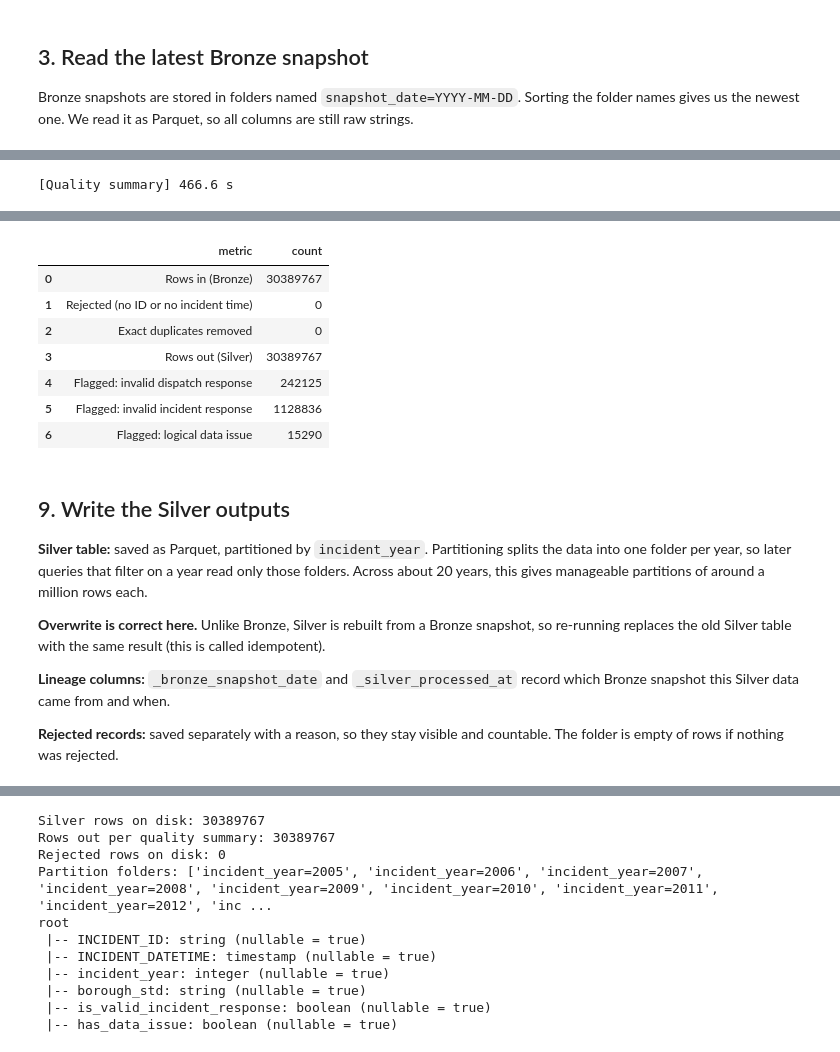
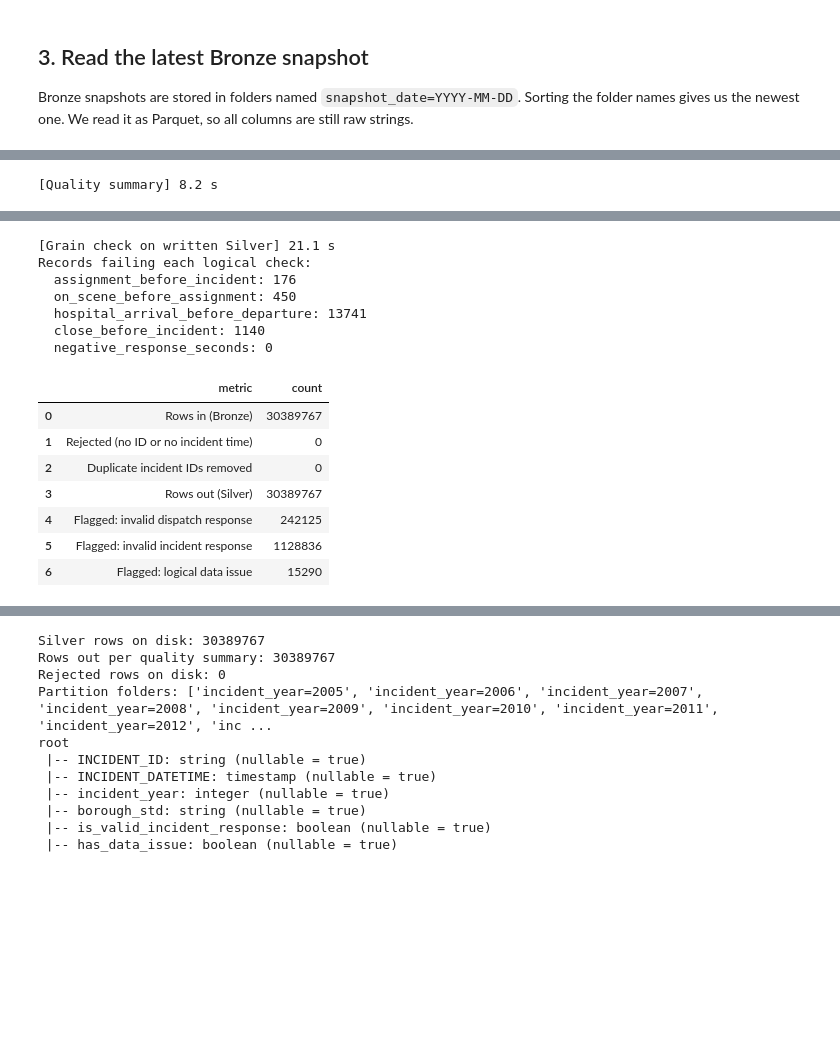
Before and after one commit to jarinanika/ems-pipeline, a Jupyter notebook: notebooks/02_silver_transform.ipynb, the cells around one changed output, grey strips where cells are left out. Cells and saved outputs as stored; diff of their text form; code cells hidden in the pictures; blank space fills up the shorter version.

Commit message:
Silver: use tested module, cheap duplicate check, one file per year, performance timings

```diff
--- a/notebooks/02_silver_transform.ipynb
+++ b/notebooks/02_silver_transform.ipynb
@@ -145,4 +146,5 @@ The cleaning rules live in `src/silver_rules.py`, where they are covered by auto
 # %%
+from pyspark.sql import functions as F
 from silver_rules import (
     convert_types, add_flags_and_derived, split_rejected,
     dedupe_by_incident_id, flag_logical_issues, logical_check_expressions,
@@ -151,7 +153,17 @@ from silver_rules import (
 typed_df = convert_types(bronze_df)
 silver_df = add_flags_and_derived(typed_df)
 accepted_df, rejected_df = split_rejected(silver_df)
-deduped_df = dedupe_by_incident_id(accepted_df)
+
+# Duplicate check on ONE column (cheap) instead of shuffling every column of every row
+with timed("Duplicate check (INCIDENT_ID only)"):
+    rows_accepted = accepted_df.count()
+    distinct_ids = accepted_df.select("INCIDENT_ID").distinct().count()
+dup_count = rows_accepted - distinct_ids
+print("Accepted rows:", rows_accepted, "| Duplicate incident IDs:", dup_count)
+
+# Full deduplication only if duplicates exist
+deduped_df = dedupe_by_incident_id(accepted_df) if dup_count > 0 else accepted_df
 clean_df = flag_logical_issues(deduped_df)
 
-checks = logical_check_expressions()   # used by the check-count cell
+checks = logical_check_expressions()
+rows_in = total_rows
@@ -364,28 +235,41 @@ This table counts what entered Silver, what was rejected or removed, what was fl
 # %%
 import pandas as pd
 
+silver_check = spark.read.parquet(silver_data_path)
+
 with timed("Quality summary"):
-    rows_rejected = rejected_df.count()
-    rows_out = clean_df.count()
-    rows_dupes_removed = accepted_df.count() - rows_out
+    rows_rejected = rows_in - rows_accepted
+    rows_out = silver_check.count()
 
-    flag_counts = clean_df.agg(
+    flag_counts = silver_check.agg(
         F.sum(F.when(~F.col("is_valid_dispatch_response"), 1).otherwise(0)).alias("invalid_dispatch"),
         F.sum(F.when(~F.col("is_valid_incident_response"), 1).otherwise(0)).alias("invalid_incident"),
         F.sum(F.when(F.col("has_data_issue"), 1).otherwise(0)).alias("data_issue"),
     ).collect()[0].asDict()
 
+    check_counts = silver_check.agg(
+        *[F.sum(F.when(expr, 1).otherwise(0)).alias(name) for name, expr in checks.items()]
+    ).collect()[0].asDict()
+
+with timed("Grain check on written Silver"):
+    distinct_ids_out = silver_check.select("INCIDENT_ID").distinct().count()
+
+assert rows_out == rows_in - rows_rejected - dup_count, "Row counts do not add up!"
+assert distinct_ids_out == rows_out, "Silver has duplicate INCIDENT_IDs!"
+
+print("Records failing each logical check:")
+for name, n in check_counts.items():
+    print(f"  {name}: {n}")
+
 quality_summary = pd.DataFrame([
     ("Rows in (Bronze)", rows_in),
     ("Rejected (no ID or no incident time)", rows_rejected),
-    ("Exact duplicates removed", rows_dupes_removed),
+    ("Duplicate incident IDs removed", dup_count),
     ("Rows out (Silver)", rows_out),
     ("Flagged: invalid dispatch response", flag_counts["invalid_dispatch"]),
     ("Flagged: invalid incident response", flag_counts["invalid_incident"]),
     ("Flagged: logical data issue", flag_counts["data_issue"]),
 ], columns=["metric", "count"])
-
-assert rows_in == rows_rejected + rows_dupes_removed + rows_out, "Row counts do not add up!"
 quality_summary
 # %% [output]
-[Quality summary] 466.6 s
+[Quality summary] 8.2 s
@@ -392,18 +279,15 @@ quality_summary
+[Grain check on written Silver] 21.1 s
+Records failing each logical check:
+  assignment_before_incident: 176
+  on_scene_before_assignment: 450
+  hospital_arrival_before_departure: 13741
+  close_before_incident: 1140
+  negative_response_seconds: 0
 |  | metric | count |
 | 0 | Rows in (Bronze) | 30389767 |
 | 1 | Rejected (no ID or no incident time) | 0 |
-| 2 | Exact duplicates removed | 0 |
+| 2 | Duplicate incident IDs removed | 0 |
 | 3 | Rows out (Silver) | 30389767 |
 | 4 | Flagged: invalid dispatch response | 242125 |
 | 5 | Flagged: invalid incident response | 1128836 |
 | 6 | Flagged: logical data issue | 15290 |
-# %% [markdown]
-## 9. Write the Silver outputs
-
-**Silver table:** saved as Parquet, partitioned by `incident_year`. Partitioning splits the data into one folder per year, so later queries that filter on a year read only those folders. Across about 20 years, this gives manageable partitions of around a million rows each.
-
-**Overwrite is correct here.** Unlike Bronze, Silver is rebuilt from a Bronze snapshot, so re-running replaces the old Silver table with the same result (this is called idempotent).
-
-**Lineage columns:** `_bronze_snapshot_date` and `_silver_processed_at` record which Bronze snapshot this Silver data came from and when.
-
-**Rejected records:** saved separately with a reason, so they stay visible and countable. The folder is empty of rows if nothing was rejected.
```
Also changed, not shown: parts of 31 cells of this notebook.
